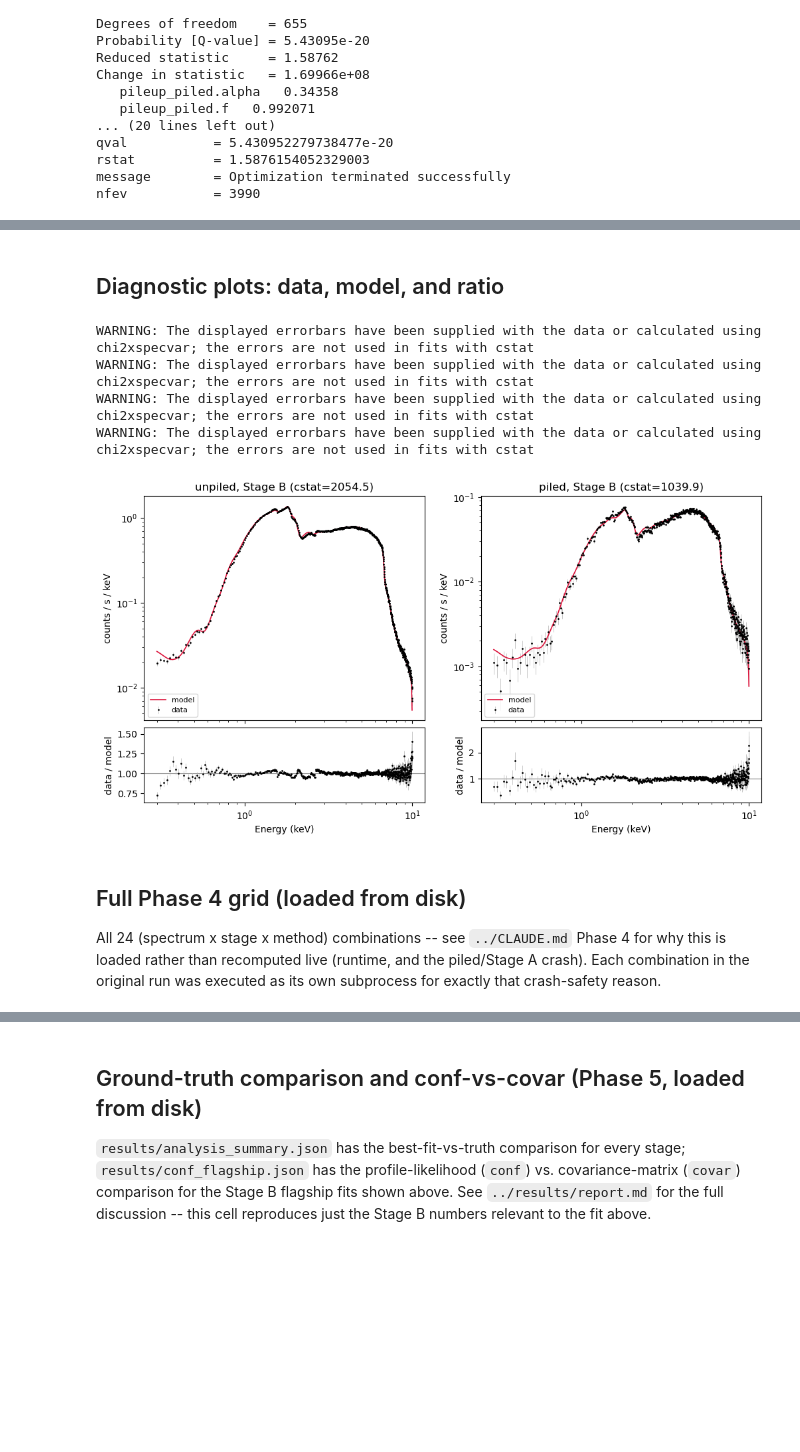
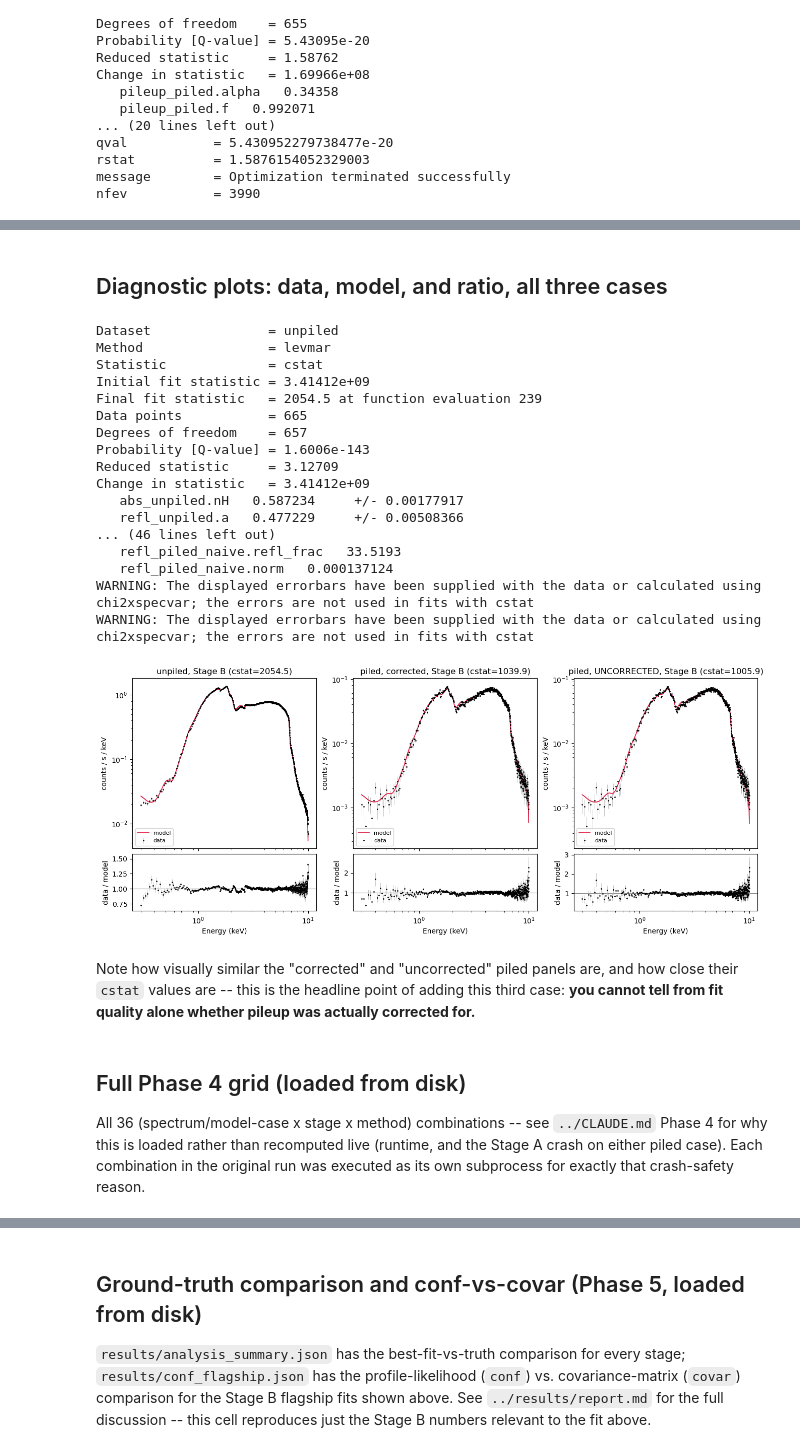
Before and after one commit to juramaga/pileup-relxill-fits, a Jupyter notebook: notebook/relxill_pileup_fitting.ipynb, the cells around one changed output, grey strips where cells are left out. Drawn from its saved outputs; the diff is of its cells as text; code cells hidden in the pictures; blank space fills up the shorter version.

```diff
--- a/notebook/relxill_pileup_fitting.ipynb
+++ b/notebook/relxill_pileup_fitting.ipynb
@@ -246,0 +265,10 @@ nfev           = 3990
+# %%
+abs_pn, rel_pn = build_piled_naive_model(id_piled, STAGE)
+print("--- piled full model (NOT corrected for pileup) ---")
+print(ui.get_model(id_piled))
+
+ui.set_method("neldermead")
+ui.set_method_opt("maxfev", 4000)
+ui.fit(id_piled)  # ~20s
+fr_pn = ui.get_fit_results()
+print(fr_pn)
@@ -247,47 +293,87 @@ nfev           = 3990
 # %% [markdown]
-## Diagnostic plots: data, model, and ratio
+## Diagnostic plots: data, model, and ratio, all three cases
 # %%
 def plot_fit(fit_id, title, ax_top, ax_bot):
     dplot = ui.get_data_plot(fit_id)
     mplot = ui.get_model_plot(fit_id)
     rplot = ui.get_ratio_plot(fit_id)
 
     ax_top.errorbar(dplot.x, dplot.y, yerr=dplot.yerr, fmt=".", ms=2,
                      color="black", ecolor="0.7", elinewidth=0.5, label="data")
     ax_top.plot(mplot.x, mplot.y, color="crimson", lw=1.2, label="model")
     ax_top.set_yscale("log"); ax_top.set_xscale("log")
     ax_top.set_ylabel("counts / s / keV")
     ax_top.set_title(title)
     ax_top.legend(fontsize=8, loc="lower left")
 
     ax_bot.axhline(1.0, color="0.5", lw=0.8)
     ax_bot.errorbar(rplot.x, rplot.y, yerr=rplot.yerr, fmt=".", ms=2,
                      color="black", ecolor="0.7", elinewidth=0.5)
     ax_bot.set_xscale("log")
     ax_bot.set_ylabel("data / model"); ax_bot.set_xlabel("Energy (keV)")
 
 
-fig, axes = plt.subplots(2, 2, figsize=(12, 6), sharex="col",
+# re-fit unpiled and jdpileup-corrected piled since id_piled's source model
+# now points at the uncorrected fit above -- rebuild+refit each in turn so
+# every panel below reflects its own case's actual best fit
+build_unpiled_model(id_unpiled, STAGE)
+ui.set_method("levmar"); ui.set_method_opt("maxfev", 1600)
+ui.fit(id_unpiled)
+fr_u = ui.get_fit_results()
+
+build_piled_model(id_piled, STAGE)
+ui.set_method("neldermead"); ui.set_method_opt("maxfev", 4000)
+ui.fit(id_piled)
+fr_p = ui.get_fit_results()
+
+fig, axes = plt.subplots(2, 3, figsize=(16, 6), sharex="col",
                            gridspec_kw=dict(height_ratios=[3, 1], hspace=0.05))
 plot_fit(id_unpiled, f"unpiled, Stage B (cstat={fr_u.statval:.1f})",
          axes[0, 0], axes[1, 0])
-plot_fit(id_piled, f"piled, Stage B (cstat={fr_p.statval:.1f})",
+plot_fit(id_piled, f"piled, corrected, Stage B (cstat={fr_p.statval:.1f})",
          axes[0, 1], axes[1, 1])
+
+build_piled_naive_model(id_piled, STAGE)
+ui.set_method("neldermead"); ui.set_method_opt("maxfev", 4000)
+ui.fit(id_piled)
+fr_pn = ui.get_fit_results()
+plot_fit(id_piled, f"piled, UNCORRECTED, Stage B (cstat={fr_pn.statval:.1f})",
+         axes[0, 2], axes[1, 2])
+
 fig.tight_layout()
 plt.show()
 # %% [output]
+Dataset               = unpiled
+Method                = levmar
+Statistic             = cstat
+Initial fit statistic = 3.41412e+09
+Final fit statistic   = 2054.5 at function evaluation 239
+Data points           = 665
+Degrees of freedom    = 657
+Probability [Q-value] = 1.6006e-143
+Reduced statistic     = 3.12709
+Change in statistic   = 3.41412e+09
+   abs_unpiled.nH   0.587234     +/- 0.00177917
+   refl_unpiled.a   0.477229     +/- 0.00508366
+... (46 lines left out)
+   refl_piled_naive.refl_frac   33.5193
+   refl_piled_naive.norm   0.000137124
 WARNING: The displayed errorbars have been supplied with the data or calculated using chi2xspecvar; the errors are not used in fits with cstat
 WARNING: The displayed errorbars have been supplied with the data or calculated using chi2xspecvar; the errors are not used in fits with cstat
-WARNING: The displayed errorbars have been supplied with the data or calculated using chi2xspecvar; the errors are not used in fits with cstat
-WARNING: The displayed errorbars have been supplied with the data or calculated using chi2xspecvar; the errors are not used in fits with cstat
-[figure, old version]
+[figure, new version]
+# %% [markdown]
+Note how visually similar the "corrected" and "uncorrected" piled
+panels are, and how close their `cstat` values are -- this is the
+headline point of adding this third case: **you cannot tell from fit
+quality alone whether pileup was actually corrected for.**
 # %% [markdown]
 ## Full Phase 4 grid (loaded from disk)
 
-All 24 (spectrum x stage x method) combinations -- see `../CLAUDE.md`
-Phase 4 for why this is loaded rather than recomputed live (runtime, and
-the piled/Stage A crash). Each combination in the original run was
-executed as its own subprocess for exactly that crash-safety reason.
+All 36 (spectrum/model-case x stage x method) combinations -- see
+`../CLAUDE.md` Phase 4 for why this is loaded rather than recomputed live
+(runtime, and the Stage A crash on either piled case). Each combination in
+the original run was executed as its own subprocess for exactly that
+crash-safety reason.
 # %%
 def html_table(headers, rows):
     th = "".join(f"<th style='text-align:left;padding:2px 8px'>{h}</th>" for h in headers)
```
Also changed, not shown: parts of 13 cells of this notebook, 26 other files.
